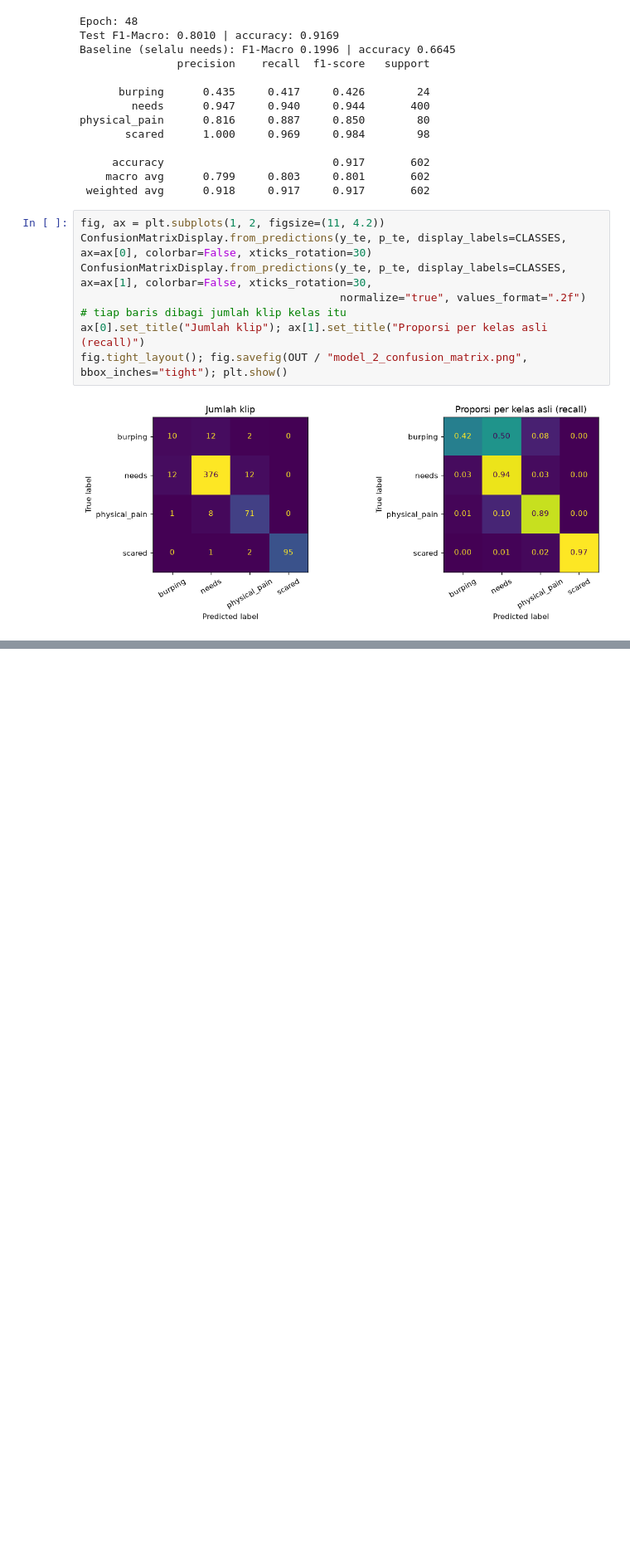
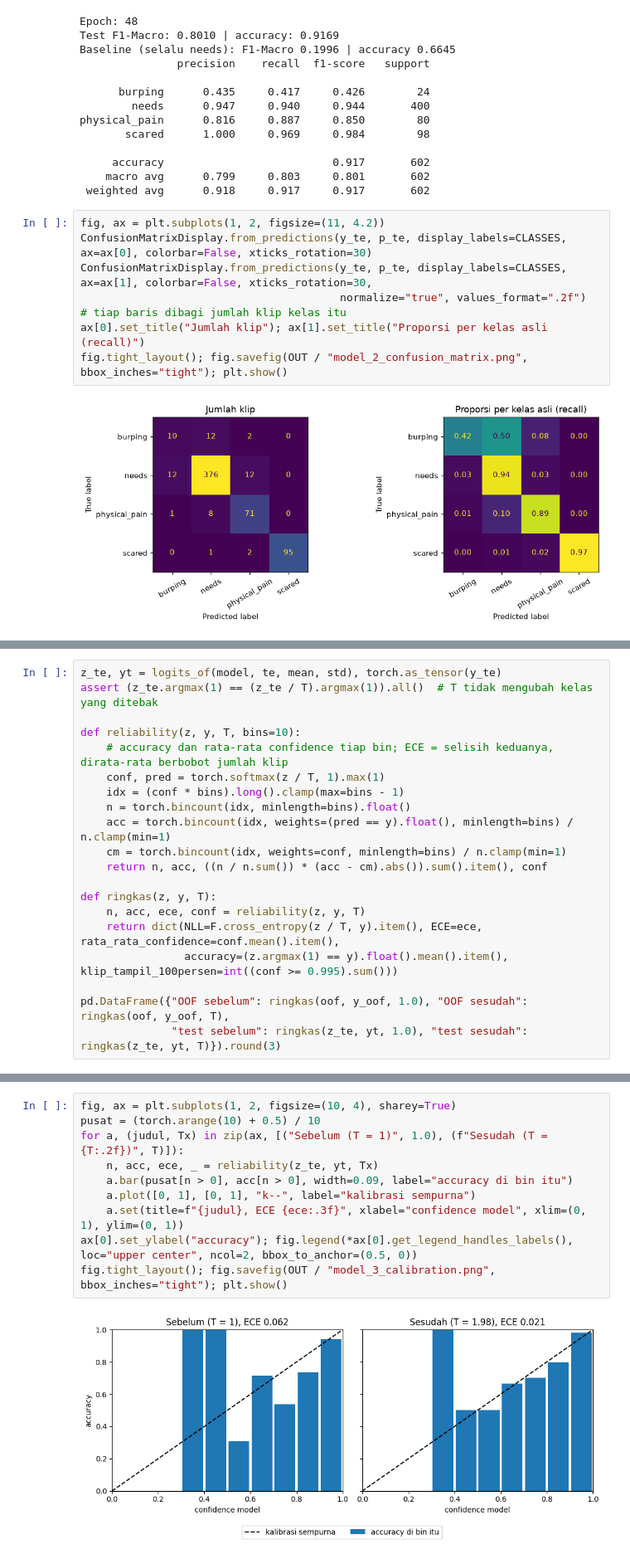
Before and after one commit to ch4nnndra/Klasifikasi-Tangisan-Bayi, a Jupyter notebook: Training_Model.ipynb, the cells around one changed output, grey strips where cells are left out. Shown at 83% size. Cells and saved outputs as stored; diff of their text form; blank space fills up the shorter version.

```diff
--- a/Training_Model.ipynb
+++ b/Training_Model.ipynb
@@ -314,0 +330,20 @@ Tersimpan: outputs\model_final.pt | model B | test F1-Macro 0.801
+# %%
+z_te, yt = logits_of(model, te, mean, std), torch.as_tensor(y_te)
+assert (z_te.argmax(1) == (z_te / T).argmax(1)).all()  # T tidak mengubah kelas yang ditebak
+
+def reliability(z, y, T, bins=10):
+    # accuracy dan rata-rata confidence tiap bin; ECE = selisih keduanya, dirata-rata berbobot jumlah klip
+    conf, pred = torch.softmax(z / T, 1).max(1)
+    idx = (conf * bins).long().clamp(max=bins - 1)
+    n = torch.bincount(idx, minlength=bins).float()
+    acc = torch.bincount(idx, weights=(pred == y).float(), minlength=bins) / n.clamp(min=1)
+    cm = torch.bincount(idx, weights=conf, minlength=bins) / n.clamp(min=1)
+    return n, acc, ((n / n.sum()) * (acc - cm).abs()).sum().item(), conf
+
+def ringkas(z, y, T):
+    n, acc, ece, conf = reliability(z, y, T)
+    return dict(NLL=F.cross_entropy(z / T, y).item(), ECE=ece, rata_rata_confidence=conf.mean().item(),
+                accuracy=(z.argmax(1) == y).float().mean().item(), klip_tampil_100persen=int((conf >= 0.995).sum()))
+
+pd.DataFrame({"OOF sebelum": ringkas(oof, y_oof, 1.0), "OOF sesudah": ringkas(oof, y_oof, T),
+              "test sebelum": ringkas(z_te, yt, 1.0), "test sesudah": ringkas(z_te, yt, T)}).round(3)
@@ -314,0 +357,12 @@ Tersimpan: outputs\model_final.pt | model B | test F1-Macro 0.801
+# %%
+fig, ax = plt.subplots(1, 2, figsize=(10, 4), sharey=True)
+pusat = (torch.arange(10) + 0.5) / 10
+for a, (judul, Tx) in zip(ax, [("Sebelum (T = 1)", 1.0), (f"Sesudah (T = {T:.2f})", T)]):
+    n, acc, ece, _ = reliability(z_te, yt, Tx)
+    a.bar(pusat[n > 0], acc[n > 0], width=0.09, label="accuracy di bin itu")
+    a.plot([0, 1], [0, 1], "k--", label="kalibrasi sempurna")
+    a.set(title=f"{judul}, ECE {ece:.3f}", xlabel="confidence model", xlim=(0, 1), ylim=(0, 1))
+ax[0].set_ylabel("accuracy"); fig.legend(*ax[0].get_legend_handles_labels(), loc="upper center", ncol=2, bbox_to_anchor=(0.5, 0))
+fig.tight_layout(); fig.savefig(OUT / "model_3_calibration.png", bbox_inches="tight"); plt.show()
+# %% [output]
+[figure, added]
```
Also changed, not shown: parts of 9 cells of this notebook, 5 other files.
